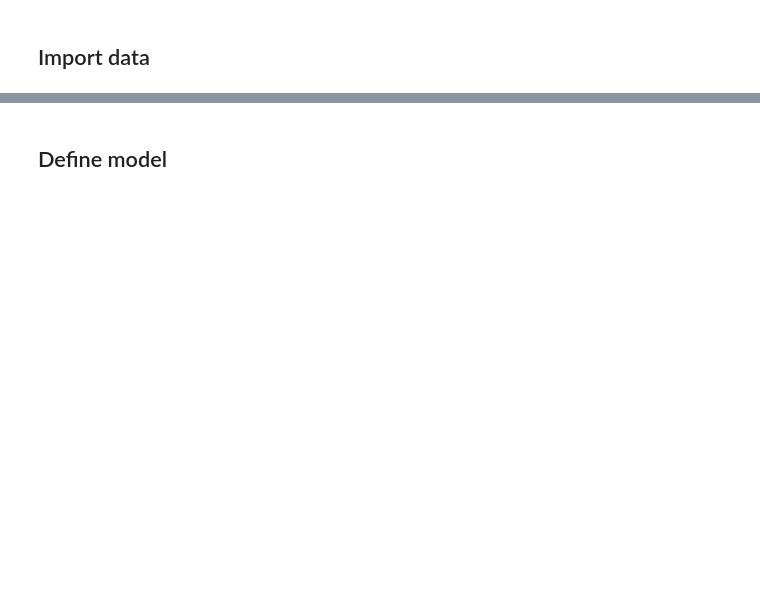
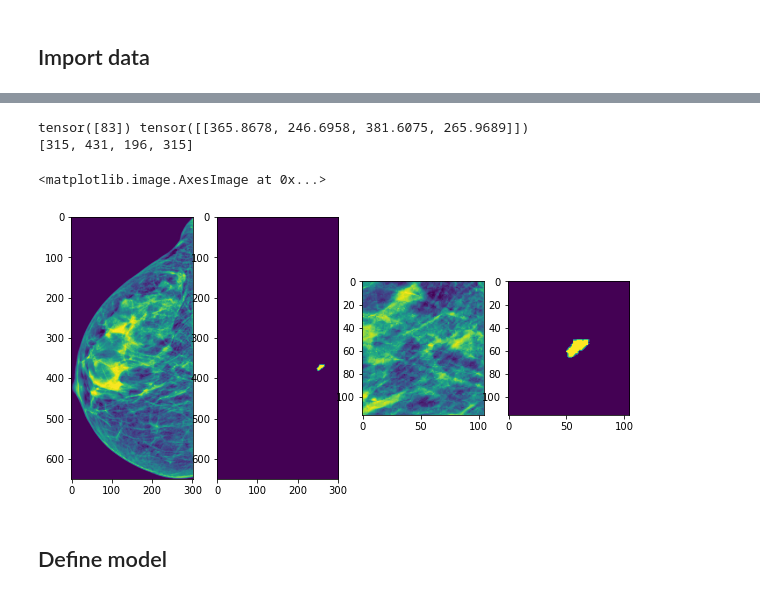
Before and after one commit to AstridVanCamp/DL_KULUM, a Jupyter notebook: TorchvisionObjectDetection_MaskRCNN.ipynb, the cells around one changed output, grey strips where cells are left out. Saved outputs shown, nothing was run; the diff lists cells and outputs as text; code cells hidden in the pictures; blank space fills up the shorter version.

Commit message:
Updates for GPU training and bbox

```diff
--- a/TorchvisionObjectDetection_MaskRCNN.ipynb
+++ b/TorchvisionObjectDetection_MaskRCNN.ipynb
@@ -21,8 +39,9 @@ torch.cuda.current_device()
 # %% [markdown]
 ## Import data
 # %%
-traindatadir = 'D:\\preprocessedFull\\train_set2'
-testdatadir = 'D:\\preprocessedFull\\test_set2'
+traindatadir = '\\\\tsclient\\E\\Preprocessed\\TrainCalcClusterReal'
+testdatadir = '\\\\tsclient\\E\\Preprocessed\\TestCalcClusterReal'
+savedir = '\\\\tsclient\\E\\Models'
 # %%
 import os
 import pandas as pd
@@ -118,11 +165,11 @@ from torchvision import datasets
 from torchvision.transforms import ToTensor
 import utils
 
-training_data = CustomImageDataset(traindatadir, 'annotations_train_full.csv', 'colored_to_jpg', 'mask_to_png_1dim')
-train_dataloader = DataLoader(training_data, batch_size=2, shuffle=True, collate_fn=utils.collate_fn)
+training_data = CustomImageDataset(traindatadir, 'annotations_train_calccluster_real.csv', 'colored_to_jpg', 'mask_to_png')
+train_dataloader = DataLoader(training_data, batch_size=4, shuffle=True, collate_fn=utils.collate_fn)
 
-test_data = CustomImageDataset(testdatadir, 'annotations_train_full.csv', 'colored_to_jpg', 'mask_to_png_1dim')
-test_dataloader = DataLoader(test_data, batch_size=2, shuffle=True, collate_fn=utils.collate_fn)
+test_data = CustomImageDataset(testdatadir, 'annotations_test_calccluster_real.csv', 'colored_to_jpg', 'mask_to_png')
+test_dataloader = DataLoader(test_data, batch_size=4, shuffle=True, collate_fn=utils.collate_fn)
 # %%
 # For Training
 
@@ -176,5 +203,26 @@ test_target_list
   'labels': tensor([0]),
   'iscrowd': tensor([0, 0])}]
+# %%
+pat_idx = 3
+print(train_targets[pat_idx]['image_id'], train_targets[pat_idx]['boxes'])
+
+fig, ax = plt.subplots(1,4, figsize=(10,15))
+
+ax[0].imshow(train_images[pat_idx][0])
+ax[1].imshow(train_targets[pat_idx]['masks'][0])
+
+enlarged_box = [int(train_targets[pat_idx]['boxes'][0][0])-50,
+                int(train_targets[pat_idx]['boxes'][0][2])+50,
+                int(train_targets[pat_idx]['boxes'][0][1])-50,
+                int(train_targets[pat_idx]['boxes'][0][3])+50]
+print(enlarged_box)
+ax[2].imshow(train_images[pat_idx][0, enlarged_box[0]:enlarged_box[1], enlarged_box[2]:enlarged_box[3]])
+ax[3].imshow(train_targets[pat_idx]['masks'][0, enlarged_box[0]:enlarged_box[1], enlarged_box[2]:enlarged_box[3]])
+# %% [output]
+tensor([83]) tensor([[365.8678, 246.6958, 381.6075, 265.9689]])
+[315, 431, 196, 315]
+<matplotlib.image.AxesImage at 0x...>
+[figure, added]
 # %% [markdown]
 ## Define model
 # %%
```
Also changed, not shown: parts of 21 cells of this notebook.
